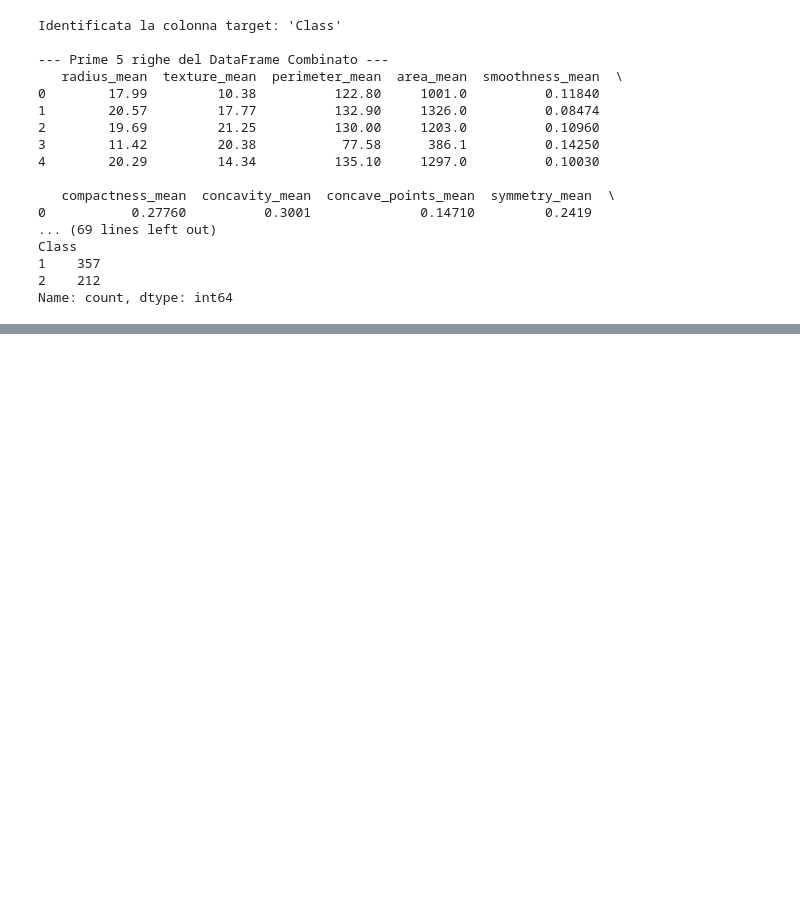
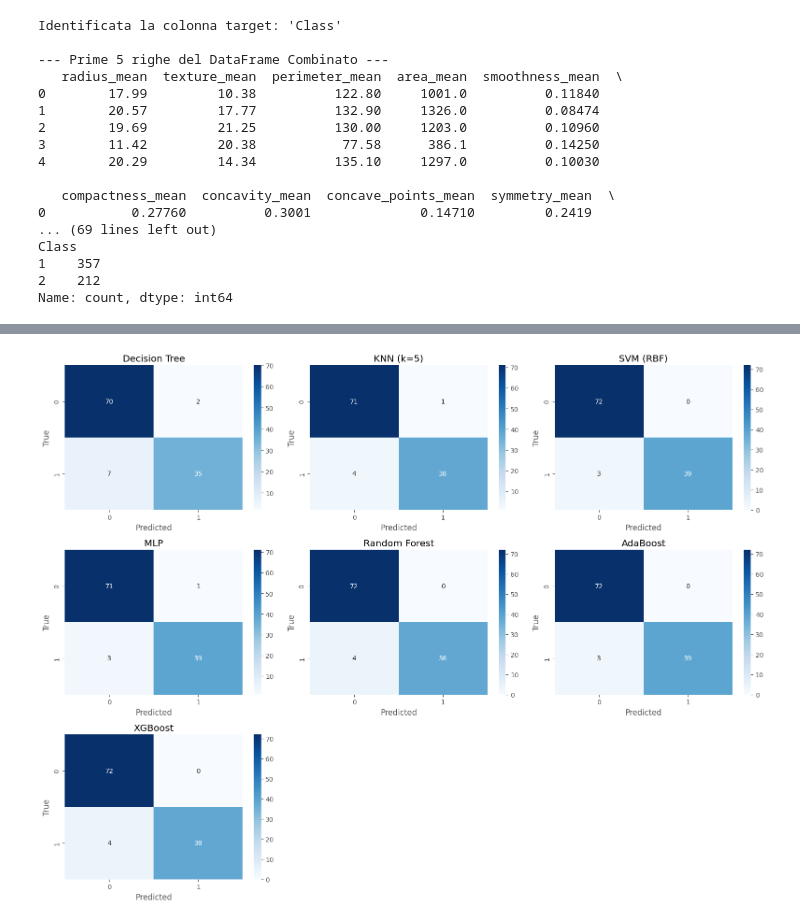
Before and after one commit to Pandanna/Data-Mining-Project, a Jupyter notebook: Cancer_dataset.ipynb, the cells around one changed output, grey strips where cells are left out. Cells and saved outputs as stored; diff of their text form; code cells hidden in the pictures; blank space fills up the shorter version.

Commit message:
aggiunta inizio valutazione modelli

```diff
--- a/Cancer_dataset.ipynb
+++ b/Cancer_dataset.ipynb
@@ -219,5 +259,7 @@ plt.show()
 # %%
 ## --- PREPROCESSING ---
+RANDOM_STATE = 42
+TEST_SIZE = 0.2  # 20% per il test set
 
 # 1. Separa X (features) e y (target) dal DataFrame originale
 X = df.drop(class_column_name, axis=1)
@@ -234,8 +276,8 @@ print(f"\nTarget convertito in numerico (0=Benigno, 1=Maligno):\n{y_numeric.valu
 X_train, X_test, y_train, y_test = train_test_split(
     X,
     y_numeric,
-    test_size=0.3,
-    random_state=42,
+    test_size=TEST_SIZE,
+    random_state=RANDOM_STATE,
     stratify=y_numeric
 )
 
@@ -261,0 +386,13 @@ X_test_scaled = scaler.transform(X_test)
+# %%
+results = []
+conf_matrices = {}
+TARGET_LABEL = 1  # Classe positiva: Maligno
+
+for name, model in models.items():
+    print(f"\n===== TRAINING: {name} =====")
+
+    model.fit(X_train_scaled, y_train)
+    acc, prec, rec, f1 = evaluate_model(model, X_test_scaled, y_test,'macro' ,False)
+
+    cm = confusion_matrix(y_test, model.predict(X_test_scaled), labels=[0, 1])
+    conf_matrices[name] = cm
@@ -261,0 +428,18 @@ X_test_scaled = scaler.transform(X_test)
+# %%
+fig, axes = plt.subplots(3, 3, figsize=(16, 12))
+axes = axes.flatten()
+
+for i, (name, cm) in enumerate(conf_matrices.items()):
+    sns.heatmap(cm, annot=True, fmt="d", cmap="Blues", ax=axes[i])
+    axes[i].set_title(name)
+    axes[i].set_xlabel("Predicted")
+    axes[i].set_ylabel("True")
+
+# nascondi subplot vuoti
+for j in range(len(conf_matrices), len(axes)):
+    axes[j].set_visible(False)
+
+plt.tight_layout()
+plt.show()
+# %% [output]
+[figure, added]
```
Also changed, not shown: parts of 16 cells of this notebook, 1 other file.
